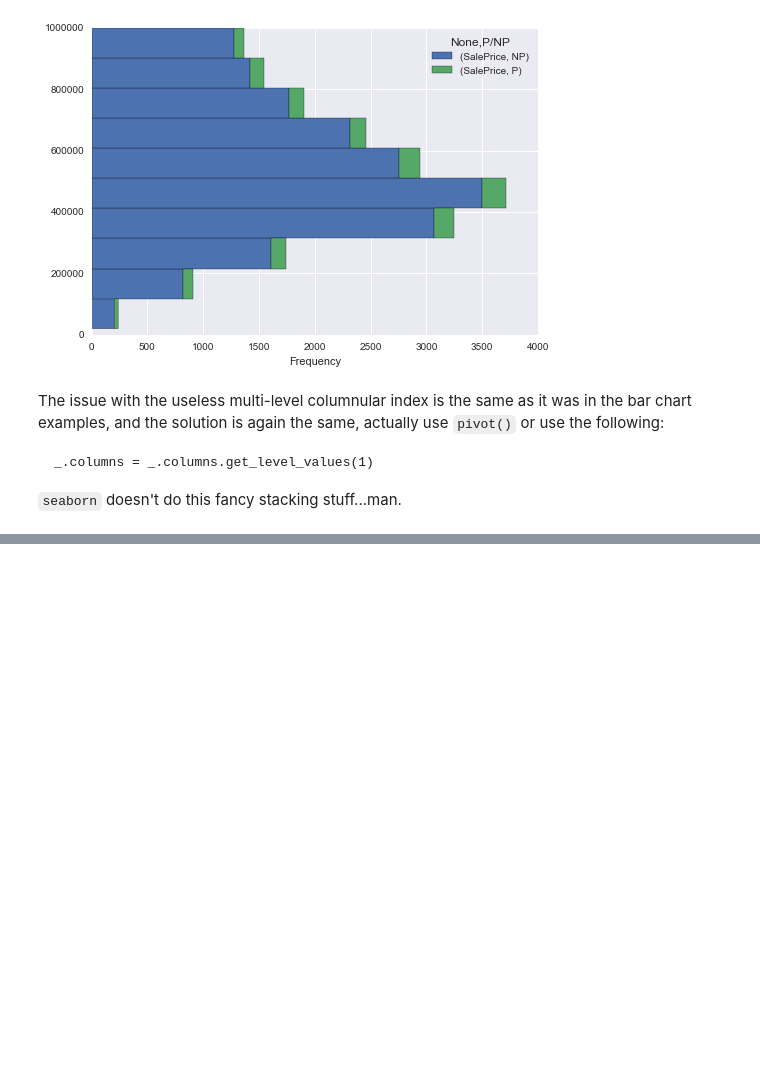
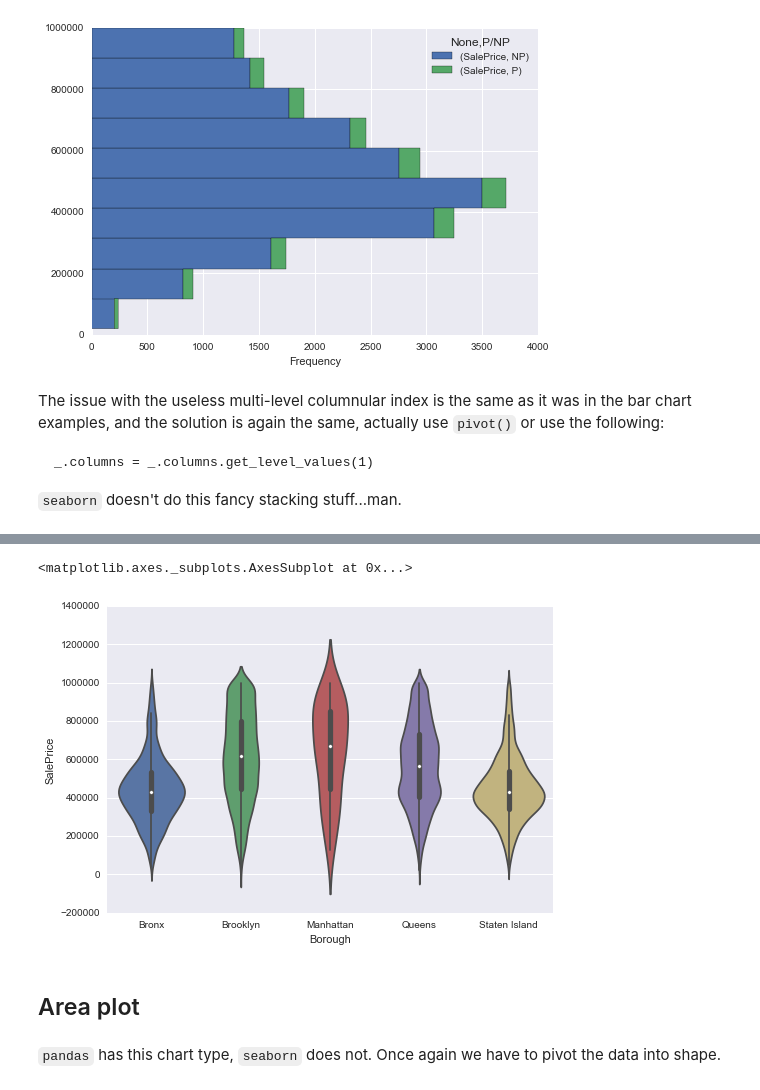
Before and after one commit to ResidentMario/nyc-health-inspections, a Jupyter notebook: pandas_api.ipynb, the cells around one changed output, grey strips where cells are left out. Cells and saved outputs as stored; diff of their text form; code cells hidden in the pictures; blank space fills up the shorter version.

```diff
--- a/pandas_api.ipynb
+++ b/pandas_api.ipynb
@@ -265,0 +267,11 @@ The issue with the useless multi-level columnular index is the same as it was in
+# %%
+sns.violinplot(data=small_owner_dummy,
+            x='Borough',
+            y='SalePrice')
+# %% [output]
+<matplotlib.axes._subplots.AxesSubplot at 0x...>
+[figure, added]
+# %% [markdown]
+## Area plot
+# %% [markdown]
+`pandas` has this chart type, `seaborn` does not. Once again we have to pivot the data into shape.
```
Also changed, not shown: parts of 22 cells of this notebook.
